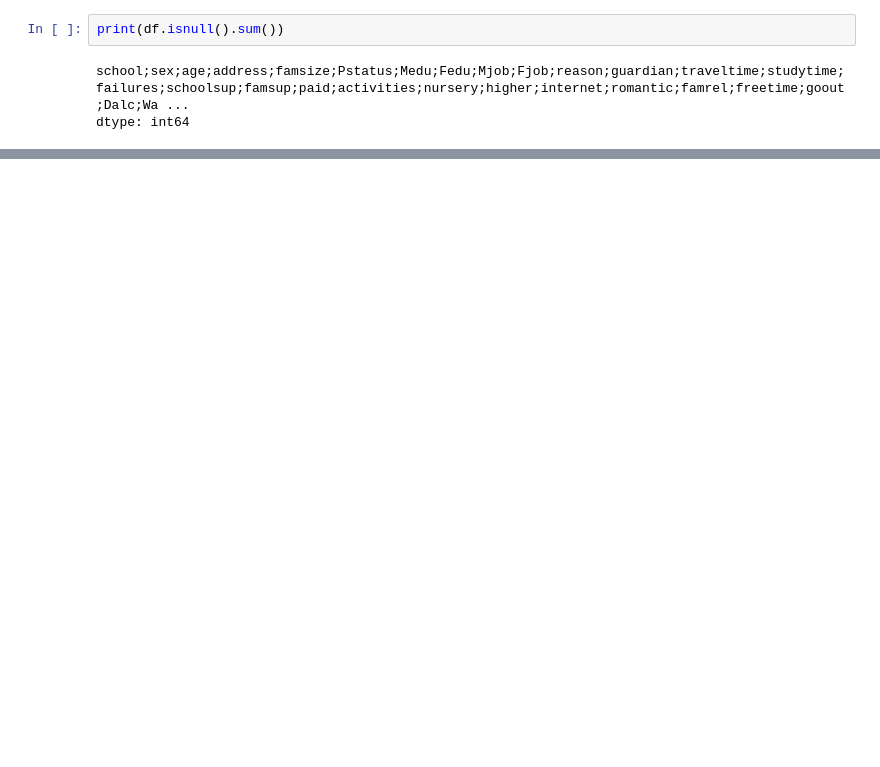
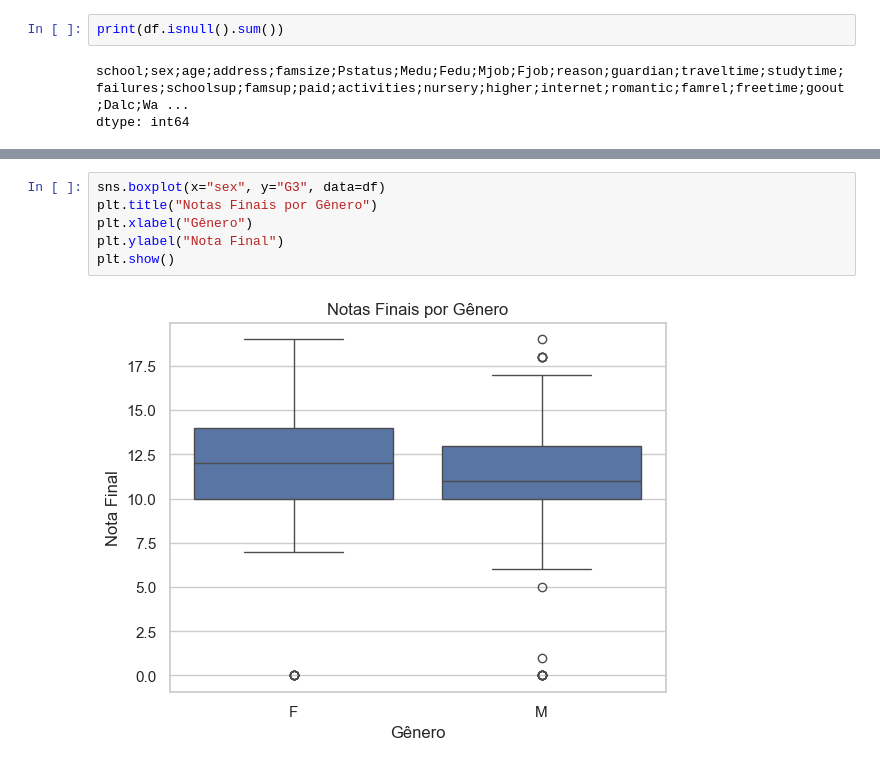
Before and after one commit to Vinicius-VM/trabalho_est-soc_python, a Jupyter notebook: analise.ipynb, the cells around one changed output, grey strips where cells are left out. Cells and saved outputs as stored; diff of their text form; blank space fills up the shorter version.

```diff
--- a/analise.ipynb
+++ b/analise.ipynb
@@ -125,0 +155,8 @@ dtype: int64
+# %%
+sns.boxplot(x="sex", y="G3", data=df)
+plt.title("Notas Finais por Gênero")
+plt.xlabel("Gênero")
+plt.ylabel("Nota Final")
+plt.show()
+# %% [output]
+[figure, added]
```
Also changed, not shown: parts of 5 cells of this notebook.
